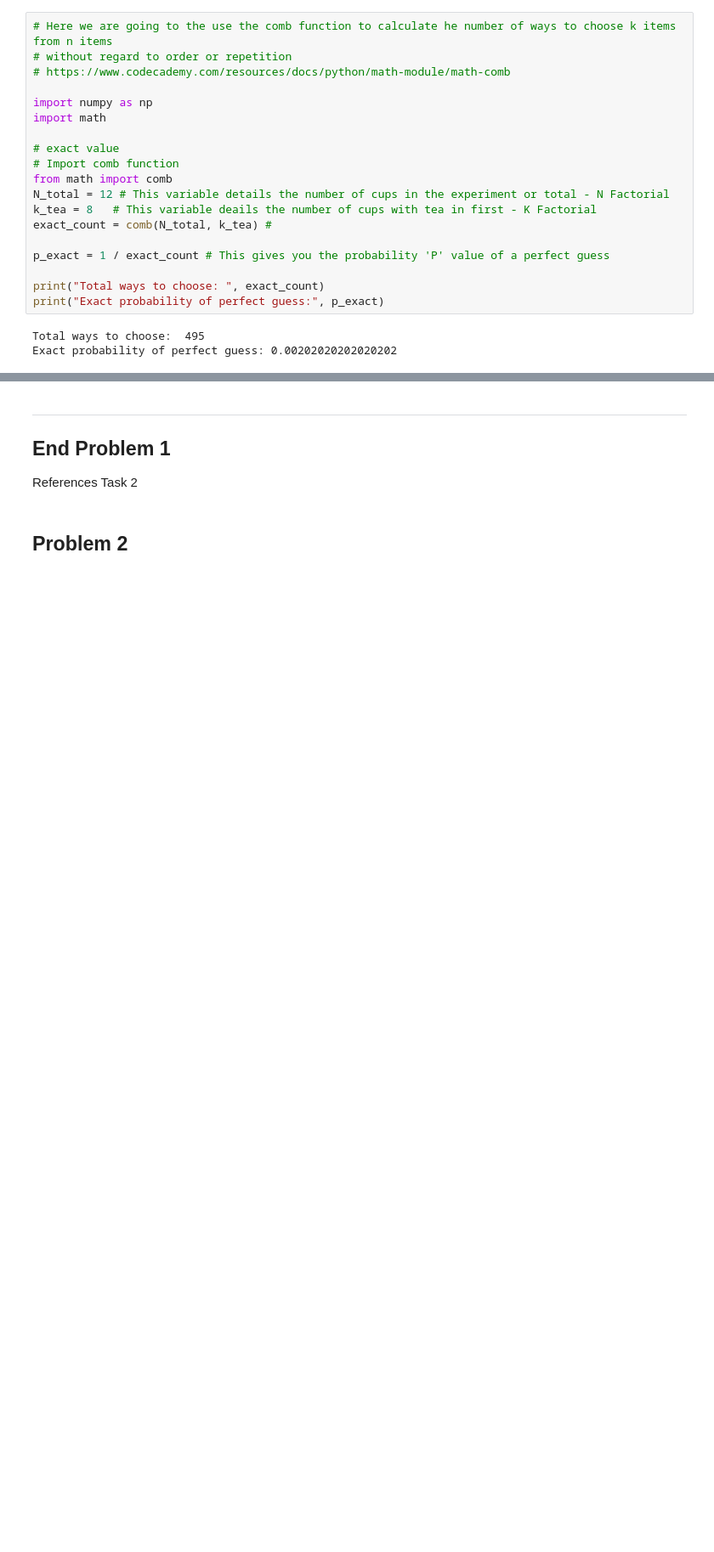
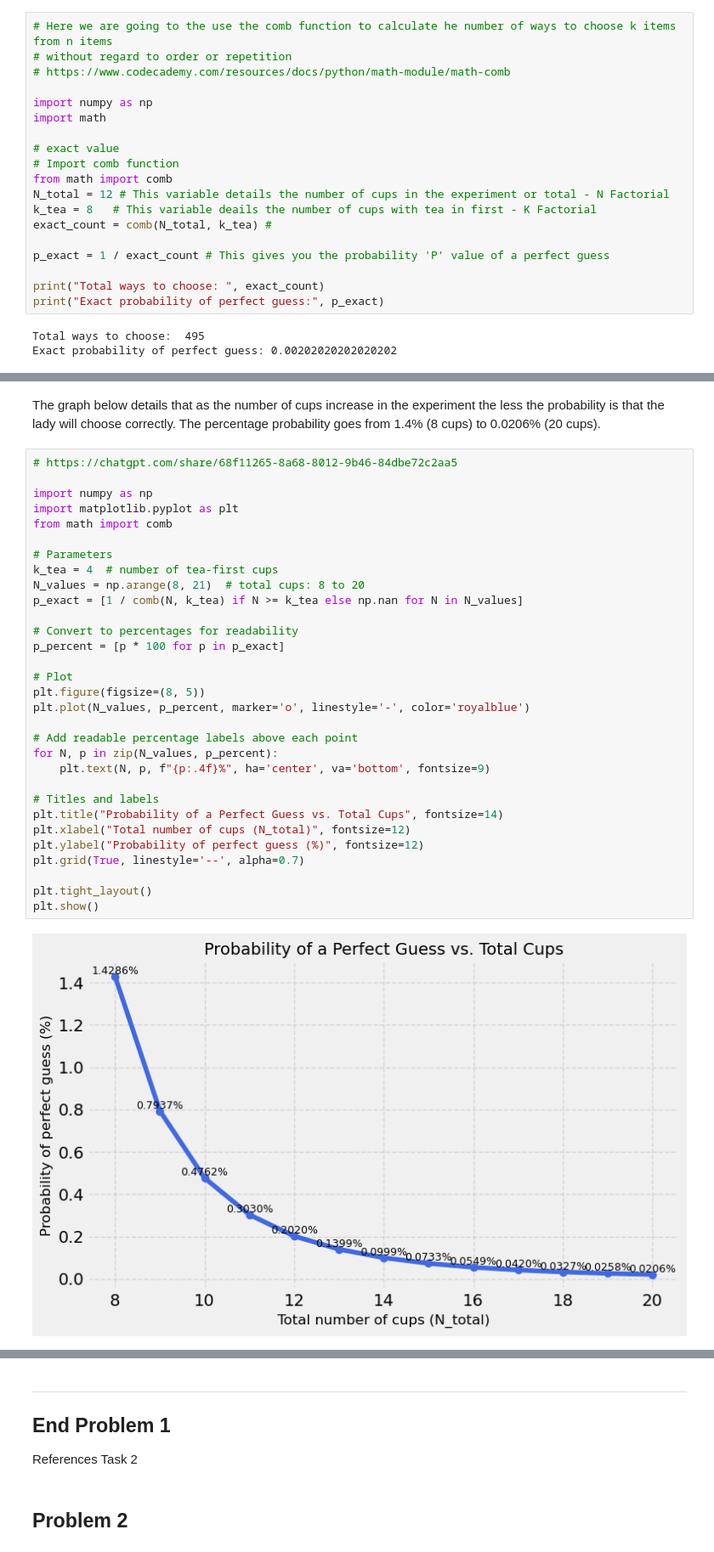
Before and after one commit to AudeAllen/Applied_Statistics, a Jupyter notebook: problems.ipynb, the cells around one changed output, grey strips where cells are left out. Shown at 85% size. Saved outputs shown, nothing was run; the diff lists cells and outputs as text; blank space fills up the shorter version.

```diff
--- a/problems.ipynb
+++ b/problems.ipynb
@@ -174,0 +174,35 @@ The probability of guessing the correct 8 cups in the modified experiment is les
+# %% [markdown]
+The graph below details that as the number of cups increase in the experiment the less the probability is that the lady will choose correctly. The percentage probability goes from 1.4% (8 cups) to 0.0206% (20 cups).
+# %%
+# https://chatgpt.com/share/68f11265-8a68-8012-9b46-84dbe72c2aa5
+
+import numpy as np
+import matplotlib.pyplot as plt
+from math import comb
+
+# Parameters
+k_tea = 4  # number of tea-first cups
+N_values = np.arange(8, 21)  # total cups: 8 to 20
+p_exact = [1 / comb(N, k_tea) if N >= k_tea else np.nan for N in N_values]
+
+# Convert to percentages for readability
+p_percent = [p * 100 for p in p_exact]
+
+# Plot
+plt.figure(figsize=(8, 5))
+plt.plot(N_values, p_percent, marker='o', linestyle='-', color='royalblue')
+
+# Add readable percentage labels above each point
+for N, p in zip(N_values, p_percent):
+    plt.text(N, p, f"{p:.4f}%", ha='center', va='bottom', fontsize=9)
+
+# Titles and labels
+plt.title("Probability of a Perfect Guess vs. Total Cups", fontsize=14)
+plt.xlabel("Total number of cups (N_total)", fontsize=12)
+plt.ylabel("Probability of perfect guess (%)", fontsize=12)
+plt.grid(True, linestyle='--', alpha=0.7)
+
+plt.tight_layout()
+plt.show()
+# %% [output]
+[figure, added]
```
Also changed, not shown: parts of 5 cells of this notebook.
